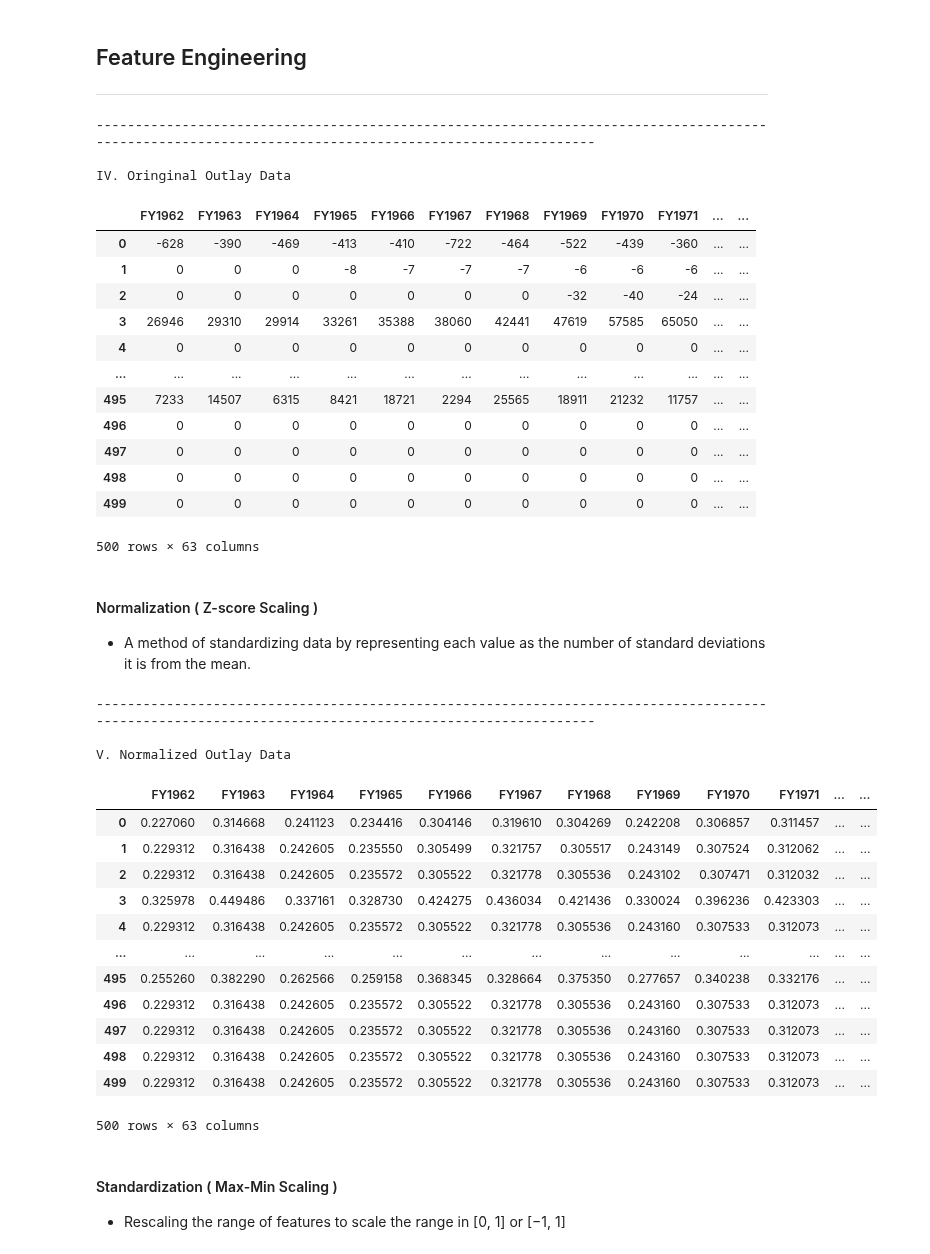
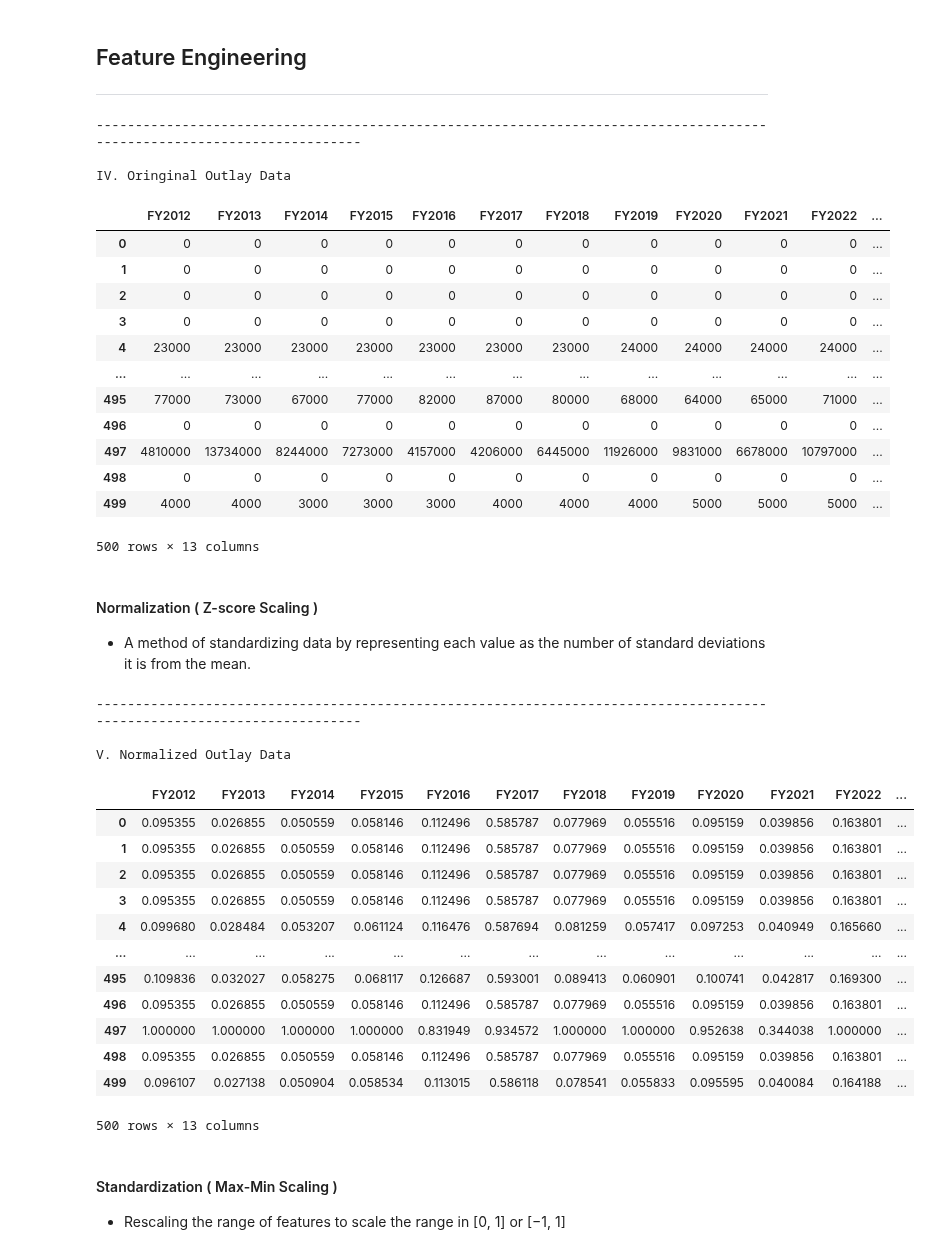
Before and after one commit to is-leeroy-jenkins/BudgetPy, a Jupyter notebook: ipynb/outlays.ipynb, the cells around one changed output. Cells and saved outputs as stored; diff of their text form; code cells hidden in the pictures.

```diff
--- a/ipynb/outlays.ipynb
+++ b/ipynb/outlays.ipynb
@@ -31,8 +29,7 @@ from sklearn.svm import SVR
 from sklearn.neighbors import KNeighborsRegressor
 from sklearn.tree import DecisionTreeRegressor
 # %%
-
-hdr = '\r\n' + '-' * 150 + '\r\n'
+hdr = '\r\n' + '-' * 120 + '\r\n'
 nwln = '\r\n'
 # %% [markdown]
 ##### Description
@@ -228,64 +225,64 @@ ___
 # %%
 # 1. Load necessary columns and optimize processing
 df_dataset = pd.read_excel(file_path_outlays, sheet_name='Data',
-	usecols=['FiscalYear', 'AgencyName'] + [f"FY{i}" for i in range(1962, 2025)], nrows=500)
+	usecols=['FiscalYear', 'AgencyName'] + [f"FY{i}" for i in range(2012, 2025)], nrows=500)
 
 # 2. Selecting numerical columns
 numeric_cols = [ col for col in df_dataset.columns if col.startswith( "FY" ) ]
-numeric_data = df_dataset[numeric_cols ].fillna(0 )
+df_extended = df_dataset[numeric_cols ].fillna(0 )
 
 print( hdr )
 print( 'IV. Oringinal Outlay Data')
 print( nwln )
 
-numeric_data
+df_extended
 # %% [output]
-------------------------------------------------------------------------------------------------------------------------------------------------------
+------------------------------------------------------------------------------------------------------------------------
 
 IV. Oringinal Outlay Data
-|  | FY1962 | FY1963 | FY1964 | FY1965 | FY1966 | FY1967 | FY1968 | FY1969 | FY1970 | FY1971 | ... | ... |
-| 0 | -628 | -390 | -469 | -413 | -410 | -722 | -464 | -522 | -439 | -360 | ... | ... |
-| 1 | 0 | 0 | 0 | -8 | -7 | -7 | -7 | -6 | -6 | -6 | ... | ... |
-| 2 | 0 | 0 | 0 | 0 | 0 | 0 | 0 | -32 | -40 | -24 | ... | ... |
-| 3 | 26946 | 29310 | 29914 | 33261 | 35388 | 38060 | 42441 | 47619 | 57585 | 65050 | ... | ... |
-| 4 | 0 | 0 | 0 | 0 | 0 | 0 | 0 | 0 | 0 | 0 | ... | ... |
+|  | FY2012 | FY2013 | FY2014 | FY2015 | FY2016 | FY2017 | FY2018 | FY2019 | FY2020 | FY2021 | FY2022 | ... |
+| 0 | 0 | 0 | 0 | 0 | 0 | 0 | 0 | 0 | 0 | 0 | 0 | ... |
+| 1 | 0 | 0 | 0 | 0 | 0 | 0 | 0 | 0 | 0 | 0 | 0 | ... |
+| 2 | 0 | 0 | 0 | 0 | 0 | 0 | 0 | 0 | 0 | 0 | 0 | ... |
+| 3 | 0 | 0 | 0 | 0 | 0 | 0 | 0 | 0 | 0 | 0 | 0 | ... |
+| 4 | 23000 | 23000 | 23000 | 23000 | 23000 | 23000 | 23000 | 24000 | 24000 | 24000 | 24000 | ... |
 | ... | ... | ... | ... | ... | ... | ... | ... | ... | ... | ... | ... | ... |
-| 495 | 7233 | 14507 | 6315 | 8421 | 18721 | 2294 | 25565 | 18911 | 21232 | 11757 | ... | ... |
-| 496 | 0 | 0 | 0 | 0 | 0 | 0 | 0 | 0 | 0 | 0 | ... | ... |
-| 497 | 0 | 0 | 0 | 0 | 0 | 0 | 0 | 0 | 0 | 0 | ... | ... |
-| 498 | 0 | 0 | 0 | 0 | 0 | 0 | 0 | 0 | 0 | 0 | ... | ... |
-| 499 | 0 | 0 | 0 | 0 | 0 | 0 | 0 | 0 | 0 | 0 | ... | ... |
+| 495 | 77000 | 73000 | 67000 | 77000 | 82000 | 87000 | 80000 | 68000 | 64000 | 65000 | 71000 | ... |
+| 496 | 0 | 0 | 0 | 0 | 0 | 0 | 0 | 0 | 0 | 0 | 0 | ... |
+| 497 | 4810000 | 13734000 | 8244000 | 7273000 | 4157000 | 4206000 | 6445000 | 11926000 | 9831000 | 6678000 | 10797000 | ... |
+| 498 | 0 | 0 | 0 | 0 | 0 | 0 | 0 | 0 | 0 | 0 | 0 | ... |
+| 499 | 4000 | 4000 | 3000 | 3000 | 3000 | 4000 | 4000 | 4000 | 5000 | 5000 | 5000 | ... |
-500 rows × 63 columns
+500 rows × 13 columns
 # %% [markdown]
 #### Normalization ( Z-score Scaling )
 - A method of standardizing data by representing each value as the number of standard deviations it is from the mean.
 # %%
 scaler = MinMaxScaler()
-normalized_data = pd.DataFrame(scaler.fit_transform(numeric_data ), columns=numeric_data.columns )
-normalized_data.round(2)
+df_normalized = pd.DataFrame(scaler.fit_transform(df_extended ), columns=df_extended.columns )
+df_normalized.round(2)
 
 print( hdr )
 print( 'V. Normalized Outlay Data')
 print( nwln )
 
-normalized_data
+df_normalized
 # %% [output]
-------------------------------------------------------------------------------------------------------------------------------------------------------
+------------------------------------------------------------------------------------------------------------------------
 
 V. Normalized Outlay Data
-|  | FY1962 | FY1963 | FY1964 | FY1965 | FY1966 | FY1967 | FY1968 | FY1969 | FY1970 | FY1971 | ... | ... |
-| 0 | 0.227060 | 0.314668 | 0.241123 | 0.234416 | 0.304146 | 0.319610 | 0.304269 | 0.242208 | 0.306857 | 0.311457 | ... | ... |
-| 1 | 0.229312 | 0.316438 | 0.242605 | 0.235550 | 0.305499 | 0.321757 | 0.305517 | 0.243149 | 0.307524 | 0.312062 | ... | ... |
-| 2 | 0.229312 | 0.316438 | 0.242605 | 0.235572 | 0.305522 | 0.321778 | 0.305536 | 0.243102 | 0.307471 | 0.312032 | ... | ... |
-| 3 | 0.325978 | 0.449486 | 0.337161 | 0.328730 | 0.424275 | 0.436034 | 0.421436 | 0.330024 | 0.396236 | 0.423303 | ... | ... |
-| 4 | 0.229312 | 0.316438 | 0.242605 | 0.235572 | 0.305522 | 0.321778 | 0.305536 | 0.243160 | 0.307533 | 0.312073 | ... | ... |
+|  | FY2012 | FY2013 | FY2014 | FY2015 | FY2016 | FY2017 | FY2018 | FY2019 | FY2020 | FY2021 | FY2022 | ... |
+| 0 | 0.095355 | 0.026855 | 0.050559 | 0.058146 | 0.112496 | 0.585787 | 0.077969 | 0.055516 | 0.095159 | 0.039856 | 0.163801 | ... |
+| 1 | 0.095355 | 0.026855 | 0.050559 | 0.058146 | 0.112496 | 0.585787 | 0.077969 | 0.055516 | 0.095159 | 0.039856 | 0.163801 | ... |
+| 2 | 0.095355 | 0.026855 | 0.050559 | 0.058146 | 0.112496 | 0.585787 | 0.077969 | 0.055516 | 0.095159 | 0.039856 | 0.163801 | ... |
+| 3 | 0.095355 | 0.026855 | 0.050559 | 0.058146 | 0.112496 | 0.585787 | 0.077969 | 0.055516 | 0.095159 | 0.039856 | 0.163801 | ... |
+| 4 | 0.099680 | 0.028484 | 0.053207 | 0.061124 | 0.116476 | 0.587694 | 0.081259 | 0.057417 | 0.097253 | 0.040949 | 0.165660 | ... |
 | ... | ... | ... | ... | ... | ... | ... | ... | ... | ... | ... | ... | ... |
-| 495 | 0.255260 | 0.382290 | 0.262566 | 0.259158 | 0.368345 | 0.328664 | 0.375350 | 0.277657 | 0.340238 | 0.332176 | ... | ... |
-| 496 | 0.229312 | 0.316438 | 0.242605 | 0.235572 | 0.305522 | 0.321778 | 0.305536 | 0.243160 | 0.307533 | 0.312073 | ... | ... |
-| 497 | 0.229312 | 0.316438 | 0.242605 | 0.235572 | 0.305522 | 0.321778 | 0.305536 | 0.243160 | 0.307533 | 0.312073 | ... | ... |
-| 498 | 0.229312 | 0.316438 | 0.242605 | 0.235572 | 0.305522 | 0.321778 | 0.305536 | 0.243160 | 0.307533 | 0.312073 | ... | ... |
-| 499 | 0.229312 | 0.316438 | 0.242605 | 0.235572 | 0.305522 | 0.321778 | 0.305536 | 0.243160 | 0.307533 | 0.312073 | ... | ... |
+| 495 | 0.109836 | 0.032027 | 0.058275 | 0.068117 | 0.126687 | 0.593001 | 0.089413 | 0.060901 | 0.100741 | 0.042817 | 0.169300 | ... |
+| 496 | 0.095355 | 0.026855 | 0.050559 | 0.058146 | 0.112496 | 0.585787 | 0.077969 | 0.055516 | 0.095159 | 0.039856 | 0.163801 | ... |
+| 497 | 1.000000 | 1.000000 | 1.000000 | 1.000000 | 0.831949 | 0.934572 | 1.000000 | 1.000000 | 0.952638 | 0.344038 | 1.000000 | ... |
+| 498 | 0.095355 | 0.026855 | 0.050559 | 0.058146 | 0.112496 | 0.585787 | 0.077969 | 0.055516 | 0.095159 | 0.039856 | 0.163801 | ... |
+| 499 | 0.096107 | 0.027138 | 0.050904 | 0.058534 | 0.113015 | 0.586118 | 0.078541 | 0.055833 | 0.095595 | 0.040084 | 0.164188 | ... |
-500 rows × 63 columns
+500 rows × 13 columns
 # %% [markdown]
 #### Standardization ( Max-Min Scaling )
 - Rescaling the range of features to scale the range in [0, 1] or [−1, 1]
```
Also changed, not shown: parts of 25 cells of this notebook.
